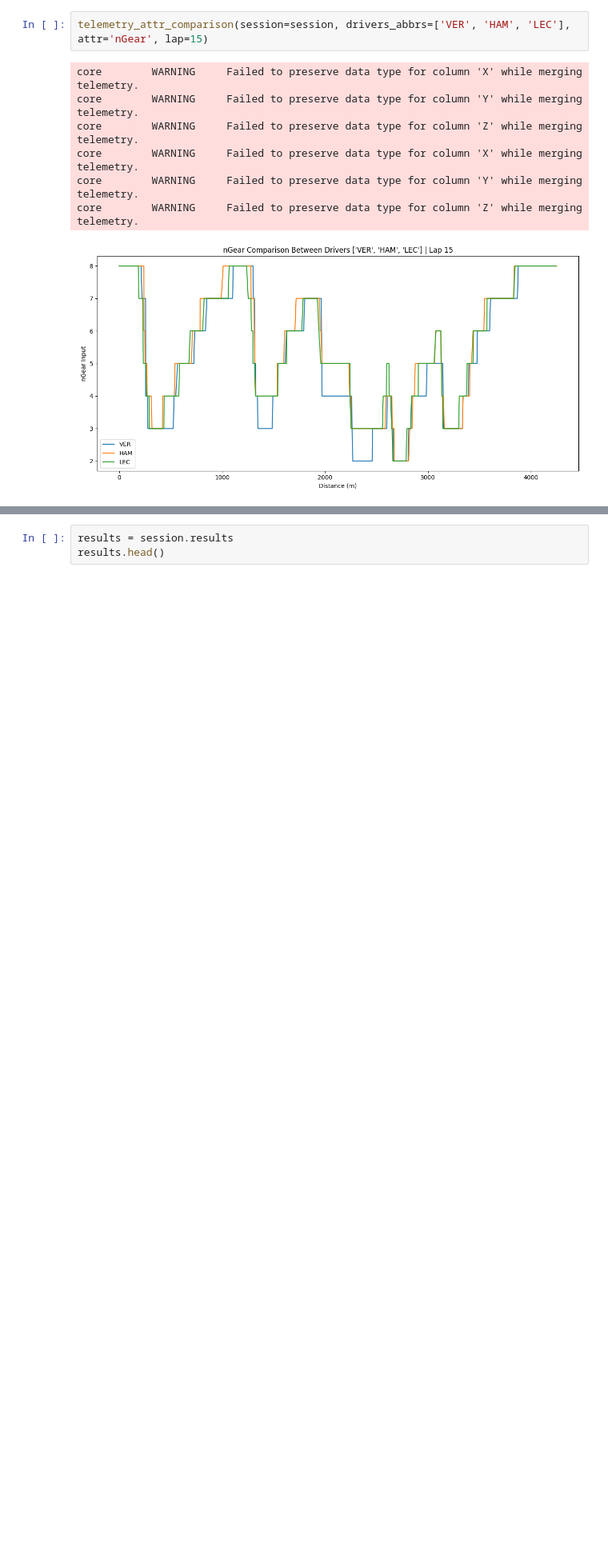
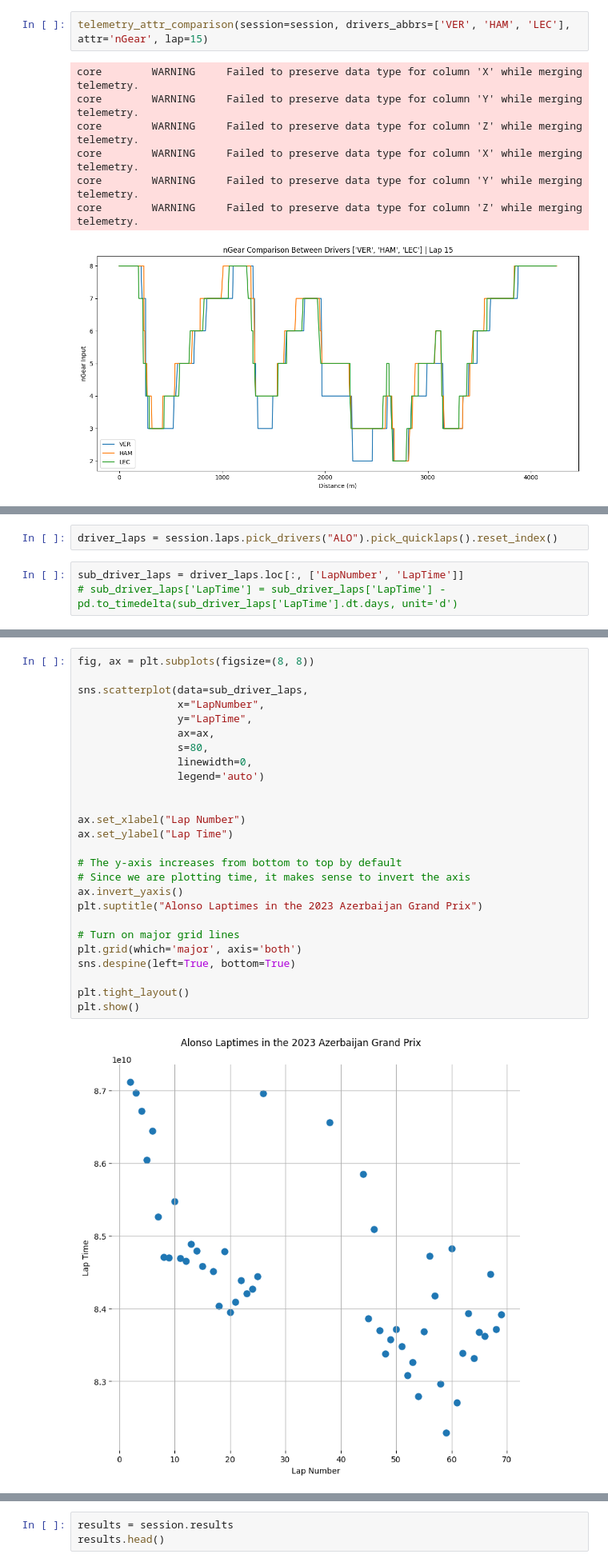
Before and after one commit to mihalisag/data-podium, a Jupyter notebook: f1_telemetry.ipynb, the cells around one changed output, grey strips where cells are left out. Shown at 80% size. Drawn from its saved outputs; the diff is of its cells as text; blank space fills up the shorter version.

```diff
--- a/f1_telemetry.ipynb
+++ b/f1_telemetry.ipynb
@@ -292,0 +304,5 @@ core        WARNING     Failed to preserve data type for column 'Z' while mergin
+# %%
+driver_laps = session.laps.pick_drivers("ALO").pick_quicklaps().reset_index()
+# %%
+sub_driver_laps = driver_laps.loc[:, ['LapNumber', 'LapTime']]
+# sub_driver_laps['LapTime'] = sub_driver_laps['LapTime'] - pd.to_timedelta(sub_driver_laps['LapTime'].dt.days, unit='d')
@@ -292,0 +349,28 @@ core        WARNING     Failed to preserve data type for column 'Z' while mergin
+# %%
+fig, ax = plt.subplots(figsize=(8, 8))
+
+sns.scatterplot(data=sub_driver_laps,
+                x="LapNumber",
+                y="LapTime",
+                ax=ax,
+                s=80,
+                linewidth=0,
+                legend='auto')
+
+
+ax.set_xlabel("Lap Number")
+ax.set_ylabel("Lap Time")
+
+# The y-axis increases from bottom to top by default
+# Since we are plotting time, it makes sense to invert the axis
+ax.invert_yaxis()
+plt.suptitle("Alonso Laptimes in the 2023 Azerbaijan Grand Prix")
+
+# Turn on major grid lines
+plt.grid(which='major', axis='both')
+sns.despine(left=True, bottom=True)
+
+plt.tight_layout()
+plt.show()
+# %% [output]
+[figure, added]
```
Also changed, not shown: parts of 36 cells of this notebook, 1 other file.
